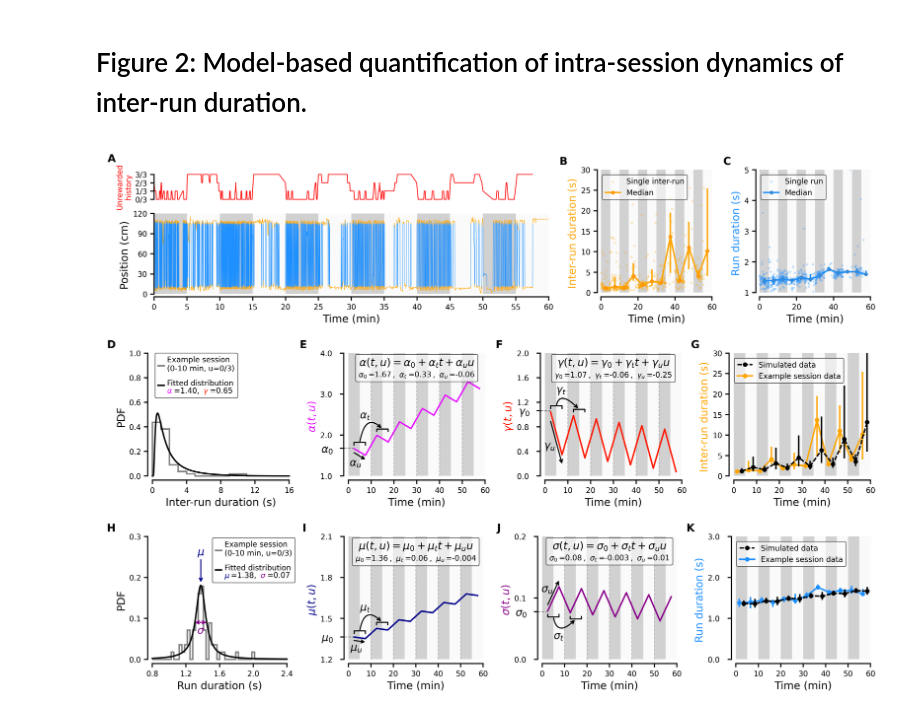
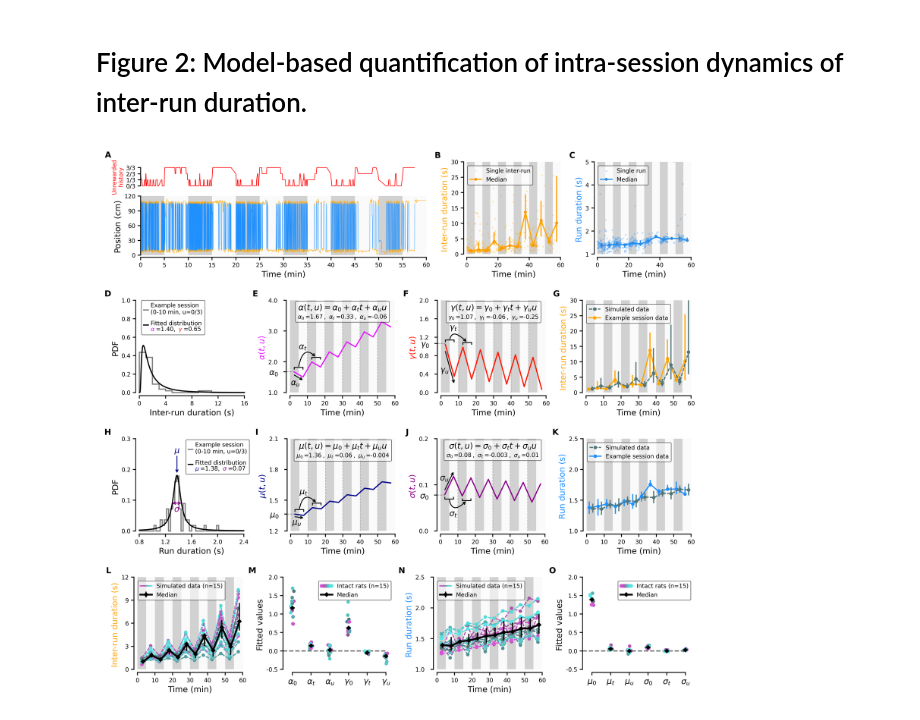
Before and after one commit to HeathenToaster/RunningFastAndSlow, a Jupyter notebook: Figure_2.ipynb, the cells around one changed output. Drawn from its saved outputs; the diff is of its cells as text; code cells hidden in the pictures.

```diff
--- a/Figure_2.ipynb
+++ b/Figure_2.ipynb
@@ -23,7 +23,7 @@ from initialize_notebook import initialize_notebook
 
 plt.style.use('./Figures/paper.mplstyle')
 # %%
-root, rat_lists, rat_markers, (example_rat, example_session), _ = initialize_notebook()
+root, rat_lists, rat_markers, (example_rat, example_session), GENERAL_PLOT_PARAMS = initialize_notebook()
 intact_rats, *_ = rat_lists
 
 sequence = {}
@@ -591,9 +591,9 @@ def Figure2E(root=root, ax=None, show_ylabel=False, animal=example_rat, session=
     ax.errorbar([1+(blocks[i][1] + blocks[i][0])/120 for i in range(0, len(blocks))],
                 medians,
                 yerr=[[medians[i]-bot_percentiles[i] for i in range(12)], [top_percentiles[i]-medians[i] for i in range(12)]],
-                color='k', marker='o', ms=2, ls=(0, (3, 1)), zorder=5)
+                color=rat_markers[example_rat][0], marker='o', ms=2, ls=(0, (3, 1)), zorder=5)
 
-    ax.plot([-100, -101], [-100, -101], color='k', marker='o', ms=2, ls=(0, (3, 1)), label='Simulated data', zorder=5)
+    ax.plot([-100, -101], [-100, -101], color=rat_markers[example_rat][0], marker='o', ms=2, ls=(0, (3, 1)), label='Simulated data', zorder=5)
     ax.plot([-100, -101], [-100, -101], marker='o', ms=2, color='orange', zorder=4, alpha=1, label='Example session data')
 
 
@@ -697,9 +697,9 @@ def FigureS6E(root=root, ax=None, show_ylabel=False, animal=example_rat, session
         ax.set_ylabel("Run duration (s)", color='dodgerblue')
     ax.set_xlim(0, 60)
     ax.set_xticks([0, 10, 20, 30, 40, 50, 60])
-    ax.set_ylim(0, 3)
-    ax.set_yticks([0, 1, 2, 3])
-    ax.yaxis.set_major_formatter('{x:<5.1f}')
+    ax.set_ylim(1, 2.5)
+    ax.set_yticks([1, 1.5, 2, 2.5])
+    ax.yaxis.set_major_formatter('{x:<1.1f}')
     space_axes(ax)
 
 
@@ -750,9 +750,9 @@ def FigureS6E(root=root, ax=None, show_ylabel=False, animal=example_rat, session
     ax.errorbar([1+(blocks[i][1] + blocks[i][0])/120 for i in range(0, len(blocks))],
                 medians,
                 yerr=[[medians[i]-bot_percentiles[i] for i in range(12)], [top_percentiles[i]-medians[i] for i in range(12)]],
-                color='k', marker='o', ms=2, ls=(0, (3, 1)), zorder=5)
+                color=rat_markers[example_rat][0], marker='o', ms=2, ls=(0, (3, 1)), zorder=5)
 
-    ax.plot([-100, -101], [-100, -101], color='k', marker='o', ms=2, ls=(0, (3, 1)), label='Simulated data', zorder=5)
+    ax.plot([-100, -101], [-100, -101], color=rat_markers[example_rat][0], marker='o', ms=2, ls=(0, (3, 1)), label='Simulated data', zorder=5)
     ax.plot([-100, -101], [-100, -101], marker='o', ms=2, color='dodgerblue', zorder=4, alpha=1, label='Example session data')
 
     handles, labels = ax.get_legend_handles_labels()
@@ -766,14 +913,14 @@ FigureS6E(ax=ax, show_ylabel=True)
 # %% [markdown]
 # Figure 2: Model-based quantification of intra-session dynamics of inter-run duration.
 # %%
-fig = plt.figure(figsize=(cm2inch(18), cm2inch(12.5)),
+fig = plt.figure(figsize=(cm2inch(18), cm2inch(16.5)),
                 #  constrained_layout=True,
                  facecolor='w', dpi=600)
 
 
-gs = fig.add_gridspec(5, 1, height_ratios=[1, .1, 1, .1, 1])
+gs = fig.add_gridspec(7, 1, height_ratios=[1, .1, 1, .1, 1, .1, 1])
 
-task = gs[0].subgridspec(2, 3, height_ratios=[1.1, 4], width_ratios=[5, 1.5, 1.5])
+task = gs[0].subgridspec(2, 3, height_ratios=[1.1, 4], width_ratios=[5, 1.75, 1.75])
 raw_track_proba = plt.subplot(task[0, 0])
 raw_track_track = plt.subplot(task[1, 0], sharex=raw_track_proba)
 inter_runs = plt.subplot(task[:, 1])
@@ -791,6 +938,11 @@ R_explanation_mu = plt.subplot(model_R[1])
 R_explanation_sigma = plt.subplot(model_R[2])
 R_model_0tu = plt.subplot(model_R[3])
 
+fits = gs[6].subgridspec(1, 4, width_ratios=[1, 1, 1, 1])
+fit_rats_IR = plt.subplot(fits[0])
+params_rats_IR = plt.subplot(fits[1])
+fit_rats_R = plt.subplot(fits[2])
+params_rats_R = plt.subplot(fits[3])
 
 Figure1B(ax=raw_track_track)
 Figure1Bbis(ax=raw_track_proba)
@@ -798,37 +950,44 @@ Figure1D(ax=inter_runs)
 Figure1E(ax=runs)
 
 Figure2_ABC_Left(IR_fit_base, timebin=0, historybin=0)
 Figure2D(var_to_plot='alpha', ax=IR_explanation_alpha)
 Figure2D(var_to_plot='gamma', ax=IR_explanation_gamma)
 Figure2E(ax=IR_model_0tu, show_ylabel=True)
 
 FigureS6ABC(R_fit_base, timebin=0, historybin=0)
 Figure2D(var_to_plot='mu', ax=R_explanation_mu)
 Figure2D(var_to_plot='sigma', ax=R_explanation_sigma)
 FigureS6E(ax=R_model_0tu, show_ylabel=True)
 
+plot_fits(fit_rats_IR, intact_rats, run_or_interrun='IR')
+plot_fits(fit_rats_R, intact_rats, run_or_interrun='R')
+plot_vars(params_rats_IR, intact_rats, run_or_interrun='IR')
+plot_vars(params_rats_R, intact_rats, run_or_interrun='R')
+
 
 # shift and enlarge proba ax
 fig.canvas.draw()
 proba_bounds = raw_track_proba.get_position().bounds
 track_bounds = raw_track_track.get_position().bounds
 new_y = proba_bounds[1] - 0.015
 new_height = proba_bounds[3] * 1.2
 raw_track_proba.set_position([proba_bounds[0], new_y, proba_bounds[2], new_height])
 
 axs = [raw_track_proba, inter_runs, runs,
        IR_fit_base, IR_explanation_alpha, IR_explanation_gamma, IR_model_0tu,
-       R_fit_base, R_explanation_mu, R_explanation_sigma, R_model_0tu]
+       R_fit_base, R_explanation_mu, R_explanation_sigma, R_model_0tu,
+       fit_rats_IR, params_rats_IR, fit_rats_R, params_rats_R]
 letters = ["A", "B", "C",
            "D", "E", "F", "G",
-           "H", "I", "J", "K"]
+           "H", "I", "J", "K",
+           "L", "M", "N", "O"]
 
 add_all_letters(axs, letters)
 
-# plt.savefig("./Figures_paper/Figure_2.pdf", facecolor='w',
-#         edgecolor='none', bbox_inches='tight', format="pdf", dpi=600)
+plt.savefig("./Figures_paper/Figure_2.pdf", facecolor='w',
+        edgecolor='none', bbox_inches='tight', format="pdf", dpi=600)
 
-# plt.savefig("./Figures_paper/Figure_2.svg", facecolor='w',
-#         edgecolor='none', bbox_inches='tight', format="svg", dpi=600)
+plt.savefig("./Figures_paper/Figure_2.svg", facecolor='w',
+        edgecolor='none', bbox_inches='tight', format="svg", dpi=600)
 # %% [output]
-[figure, old version]
+[figure, new version]
```
Also changed, not shown: parts of 6 cells of this notebook, 2 other files.
